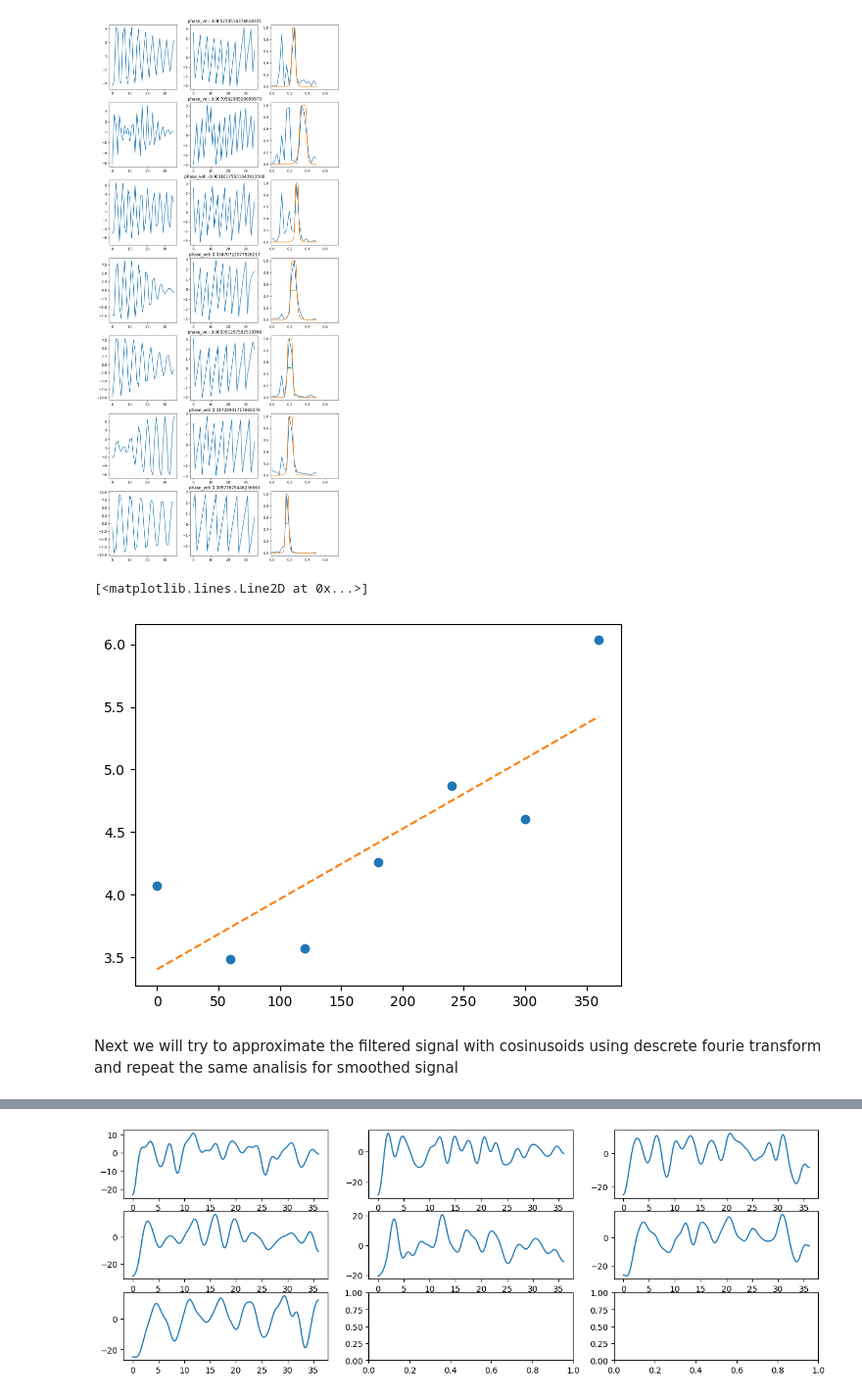
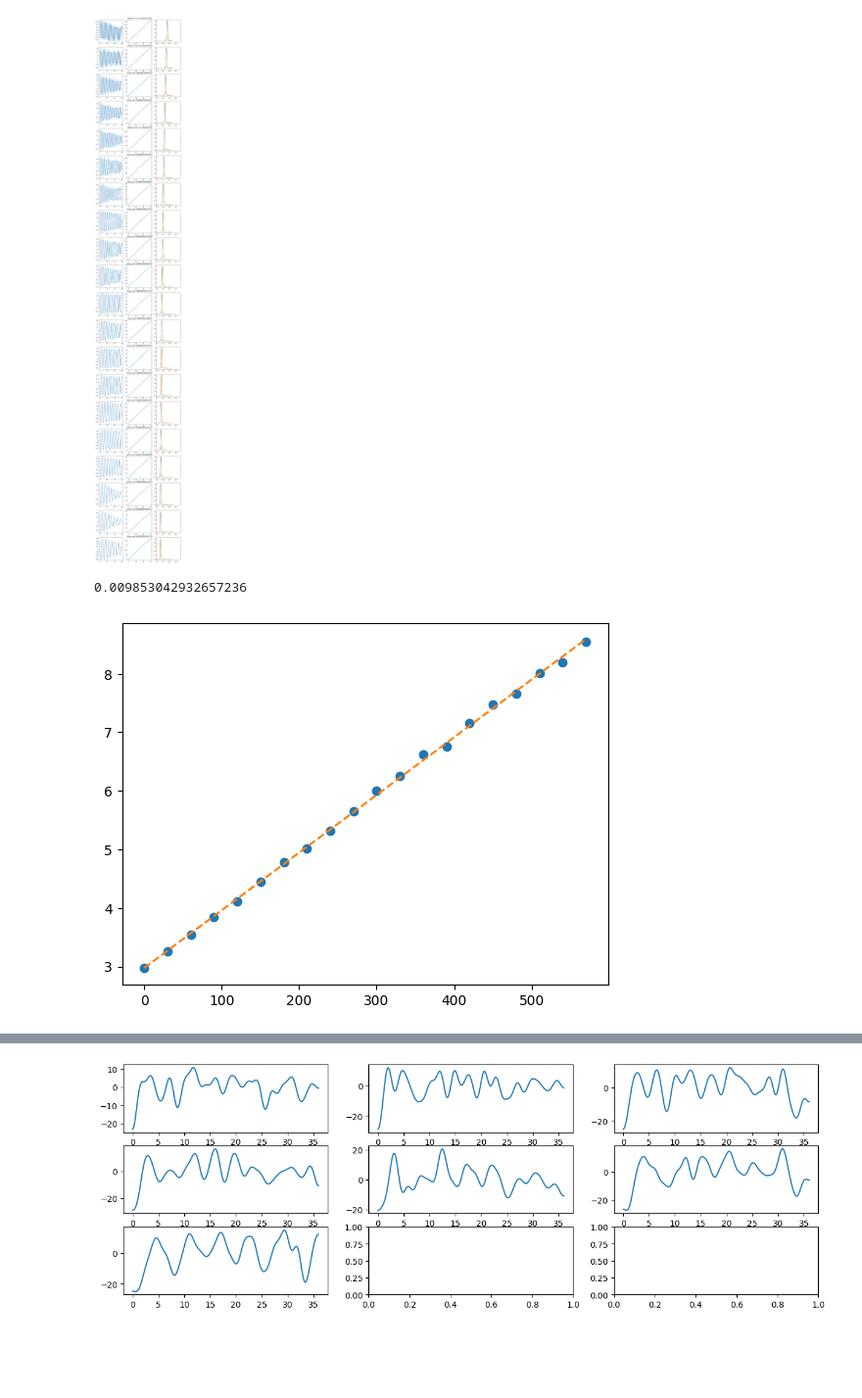
Before and after one commit to annamogo/DiplomaLISF, a Jupyter notebook: sequence_image_anal.ipynb, the cells around one changed output, grey strips where cells are left out. Shown at 98% size. Drawn from its saved outputs; the diff is of its cells as text; code cells hidden in the pictures; blank space fills up the shorter version.

```diff
--- a/sequence_image_anal.ipynb
+++ b/sequence_image_anal.ipynb
@@ -40,9 +50,9 @@ with open(json_path,'r') as f:
     imgs = json.load(f)[:-1]
 
 img_count = len(imgs)
-row_count = (img_count+3-img_count%3)//3
+row_count = (img_count+2)//3
 
-fig, ax = plt.subplots(row_count, 3, figsize=(5*row_count, 5))
+fig, ax = plt.subplots(row_count, 3, figsize=(12, row_count//2), sharex=True, sharey=True)
 
 for i in range(img_count):
     ax[i//3][i%3].plot(imgs[i])
@@ -66,7 +76,7 @@ sig_h = [signal.filtfilt(bh, ah, img, method='gust') for img in imgs]
 
 cor_res =  [san.auto_corr(sig, sig_len, dt=1) for sig in sig_h]
 
-fig, ax = plt.subplots(row_count, 3, figsize=(5*row_count, 5))
+fig, ax = plt.subplots(row_count, 3, figsize=(12, row_count//2), sharex=True, sharey=True)
 for i in range(img_count):
     ax[i//3][i%3].plot(*cor_res[i])
 plt.suptitle(f"Autocorrelation of sig_h, filtered from {nl} lowerest frequencies")
@@ -76,6 +86,6 @@ plt.show()
 # %%
 # counting peaks in original signal
 
-peak_count = [san.peak_counter(sig)[0] for sig in sig_h]
+peak_count = [san.peak_counter(cor[1])[0] for cor in cor_res]
 print(peak_count)
 # %% [output]
@@ -120,19 +138,21 @@ plt.show()
 # %%
-ph_vel_hn = san.plot_flt_res(sig_h, fs=1, rel_h=0.5, nperseg_c=1)
+ph_vel_hn = san.plot_flt_res(sig_hn, fs=1, rel_h=0.5, nperseg_c=1)
 # %% [output]
-[figure, old version]
+[figure, new version]
 # %%
-time = np.arange(img_count)*3*20
+time = np.arange(img_count)*3*10
+
+with open('start2.txt','w') as f:
+    for t, val in zip(time, 1/np.array(ph_vel_hn)):
+        f.write(f"{t} {val:.3f}\n")
 
 slope, intercept = np.polyfit(time, 1/np.array(ph_vel_hn), 1)
 phase_vel_line = time*slope + intercept
 
 plt.figure()
 plt.plot(time, 1/np.array(ph_vel_hn), 'o')
 plt.plot(time, phase_vel_line, '--')
+print(slope)
 # %% [output]
-[<matplotlib.lines.Line2D at 0x...>]
+0.009853042932657236
-[figure, old version]
+[figure, new version]
-# %% [markdown]
-Next we will try to approximate the filtered signal with cosinusoids using descrete fourie transform
-and repeat the same analisis for smoothed signal
```
Also changed, not shown: parts of 11 cells of this notebook, 1 other file.
